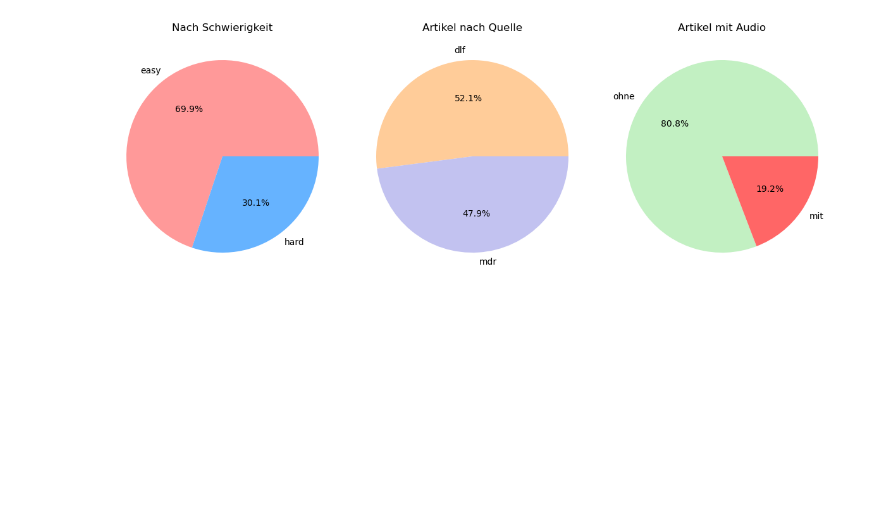
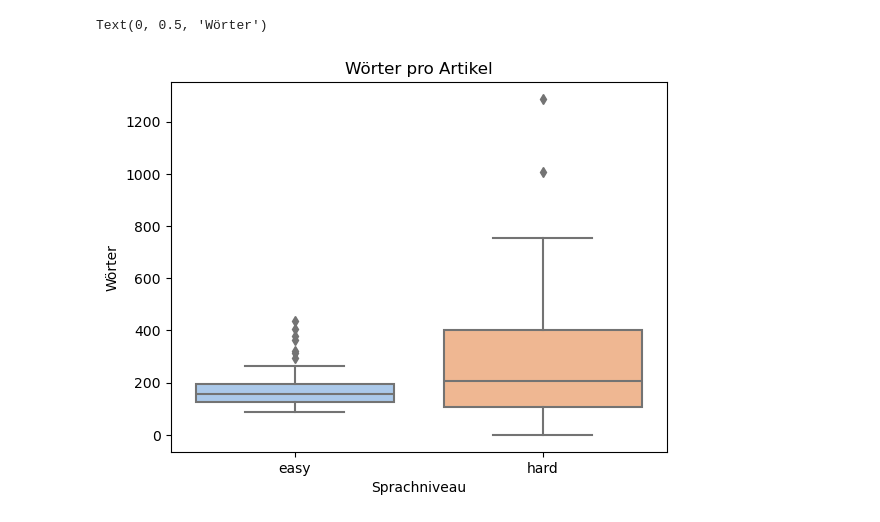
Before and after one commit to larsaars/KIP_EinfachErklaert, a Jupyter notebook: scripts/data_visualization/visualisation.ipynb, the cells around one changed output. Drawn from its saved outputs; the diff is of its cells as text; code cells hidden in the pictures; blank space fills up the shorter version.

Commit message:
visualization update

```diff
--- a/scripts/data_visualization/visualisation.ipynb
+++ b/scripts/data_visualization/visualisation.ipynb
@@ -13,38 +23,2 @@ git_root = (
 base_dir = os.path.join(git_root, "data")
 image_dir = os.path.join(git_root, "documentation", "images")
-# %%
-
-
-data = []
-
-# Walk through the directory structure
-for source in os.listdir(base_dir):
-    source_dir = os.path.join(base_dir, source)
-    if os.path.isdir(source_dir):
-        for niveau in os.listdir(source_dir):
-            niveau_dir = os.path.join(source_dir, niveau)
-            if os.path.isdir(niveau_dir):
-                for article_dir in os.listdir(niveau_dir):
-                    article_path = os.path.join(niveau_dir, article_dir)
-                    if os.path.isdir(article_path):
-                        content_file = os.path.join(article_path, "Content.txt")
-                        audio_file = os.path.join(article_path, "Audio.mp3")
-
-                        has_audio = os.path.isfile(audio_file)
-
-                        with open(content_file, 'r') as file:
-                            content = file.read()
-
-                        article_length = len(content.split())
-
-                        data.append({
-                            "source": source,
-                            "niveau": niveau,
-                            "article": article_dir,
-                            "has_audio": has_audio,
-                            "length": article_length
-                        })
-
-# Convert to DataFrame
-df = pd.DataFrame(data)
-df.head()
@@ -93,27 +120,9 @@ plt.show()
-# %%
-# Total number of articles
-total_articles = df['article'].nunique()
-
-# Plot settings
-fig, axs = plt.subplots(1, 3, figsize=(12, 12))
-
-# Number of articles by difficulty
-articles_by_niveau = df['niveau'].value_counts()
-axs[0].pie(articles_by_niveau, labels=articles_by_niveau.index, autopct='%1.1f%%', colors=['#ff9999','#66b3ff','#99ff99'])
-axs[0].set_title('Nach Schwierigkeit')
-
-# Number of articles by source
-articles_by_source = df['source'].value_counts()
-axs[1].pie(articles_by_source, labels=articles_by_source.index, autopct='%1.1f%%', colors=['#ffcc99','#c2c2f0','#ffb3e6'])
-axs[1].set_title('Artikel nach Quelle')
-
-# Number of articles with audio
-articles_with_audio = df['has_audio'].value_counts()
-articles_with_audio.index = ['ohne', 'mit']
-axs[2].pie(articles_with_audio, labels=articles_with_audio.index, autopct='%1.1f%%', colors=['#c2f0c2','#ff6666'])
-axs[2].set_title('Artikel mit Audio')
-
-plt.tight_layout()
-plt.savefig(os.path.join(image_dir, 'data_overview.png'))
-# %% [output]
-[figure, removed]
+# %%
+# Length difference between easy and hard articles using seaborn box plot
+sns.boxplot(x='niveau', y='length', data=df, palette='pastel')
+plt.title('Wörter pro Artikel')
+plt.xlabel('Sprachniveau')
+plt.ylabel('Wörter')
+# %% [output]
+Text(0, 0.5, 'Wörter')
+[figure, added]
```
Also changed, not shown: parts of 6 cells of this notebook, 15 other files.
